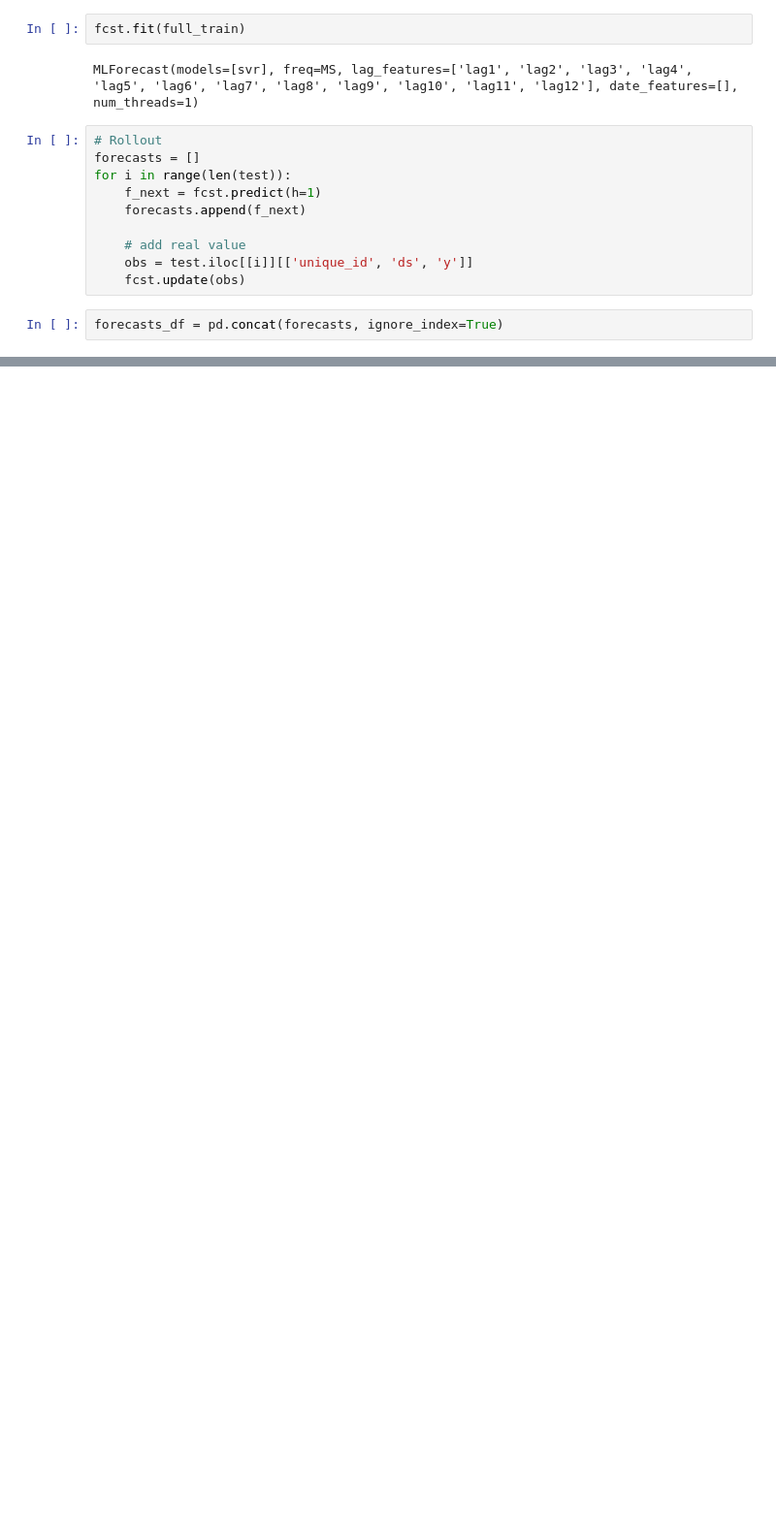
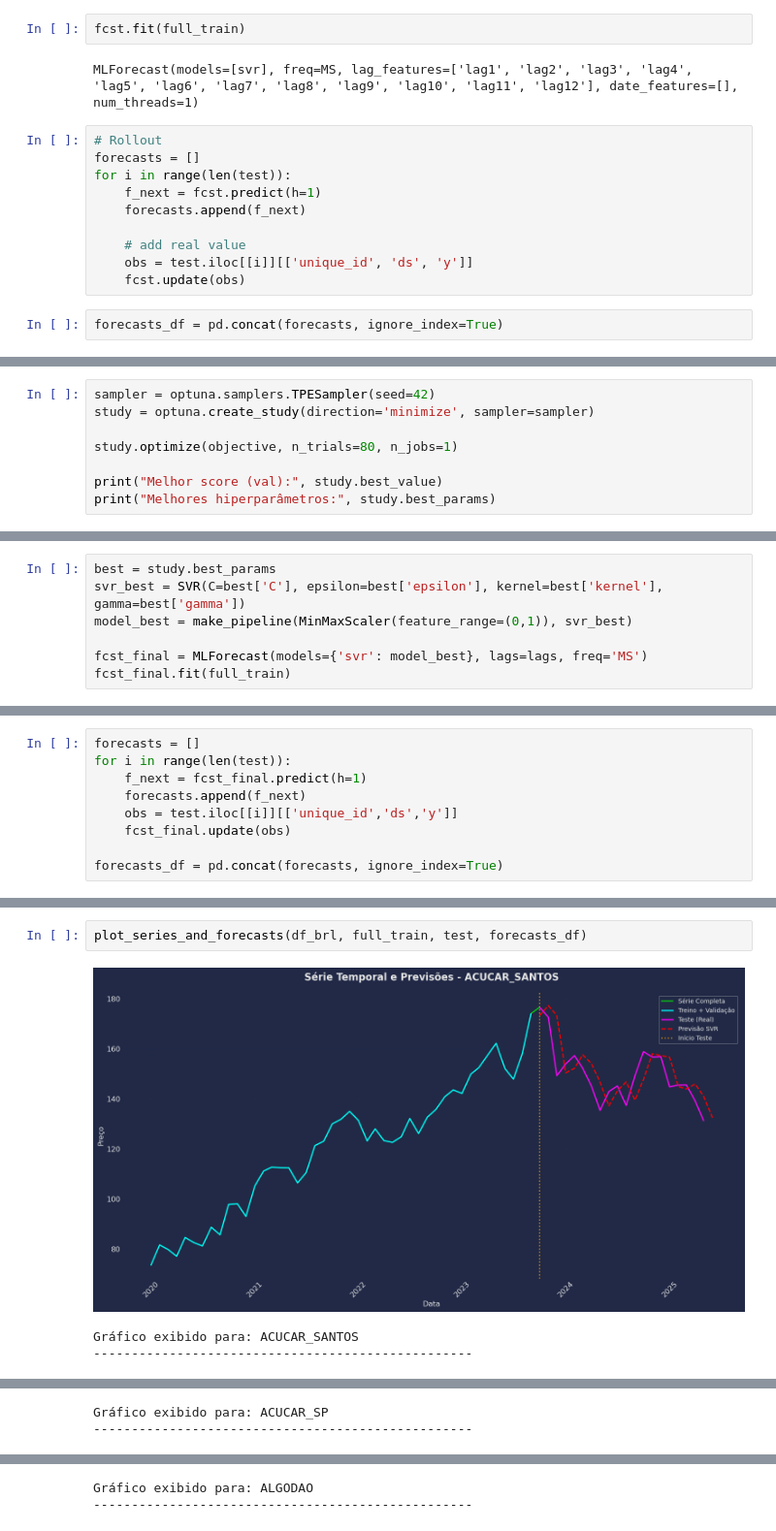
Before and after one commit to MateusVasc/sistemas-multiplos-preditores-commodities, a Jupyter notebook: src/models/ml/svr.ipynb, the cells around one changed output, grey strips where cells are left out. Shown at 97% size. Cells and saved outputs as stored; diff of their text form; blank space fills up the shorter version.

```diff
--- a/src/models/ml/svr.ipynb
+++ b/src/models/ml/svr.ipynb
@@ -241,0 +275,8 @@ Gráfico exibido para: CAFE_ROBUSTA
+# %%
+sampler = optuna.samplers.TPESampler(seed=42)
+study = optuna.create_study(direction='minimize', sampler=sampler)
+
+study.optimize(objective, n_trials=80, n_jobs=1)
+
+print("Melhor score (val):", study.best_value)
+print("Melhores hiperparâmetros:", study.best_params)
@@ -241,0 +303,7 @@ Gráfico exibido para: CAFE_ROBUSTA
+# %%
+best = study.best_params
+svr_best = SVR(C=best['C'], epsilon=best['epsilon'], kernel=best['kernel'], gamma=best['gamma'])
+model_best = make_pipeline(MinMaxScaler(feature_range=(0,1)), svr_best)
+
+fcst_final = MLForecast(models={'svr': model_best}, lags=lags, freq='MS')
+fcst_final.fit(full_train)
@@ -241,0 +350,9 @@ Gráfico exibido para: CAFE_ROBUSTA
+# %%
+forecasts = []
+for i in range(len(test)):
+    f_next = fcst_final.predict(h=1)
+    forecasts.append(f_next)
+    obs = test.iloc[[i]][['unique_id','ds','y']]
+    fcst_final.update(obs)
+
+forecasts_df = pd.concat(forecasts, ignore_index=True)
@@ -241,0 +388,6 @@ Gráfico exibido para: CAFE_ROBUSTA
+# %%
+plot_series_and_forecasts(df_brl, full_train, test, forecasts_df)
+# %% [output]
+[figure, added]
+Gráfico exibido para: ACUCAR_SANTOS
+--------------------------------------------------
@@ -241,0 +395,2 @@ Gráfico exibido para: CAFE_ROBUSTA
+Gráfico exibido para: ACUCAR_SP
+--------------------------------------------------
@@ -241,0 +398,2 @@ Gráfico exibido para: CAFE_ROBUSTA
+Gráfico exibido para: ALGODAO
+--------------------------------------------------
```
Also changed, not shown: parts of 18 cells of this notebook, 26 other files.
